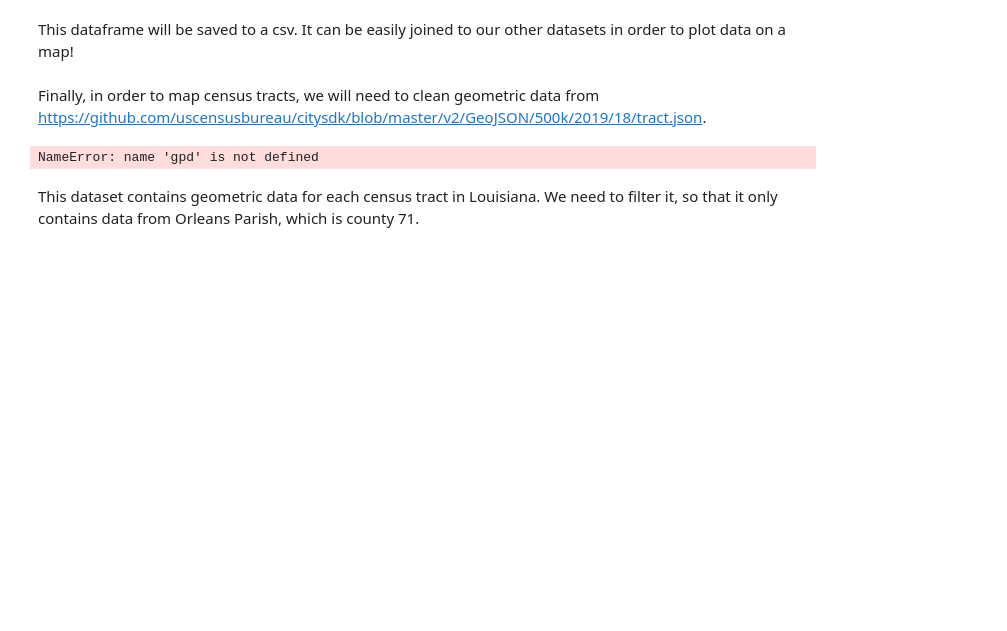
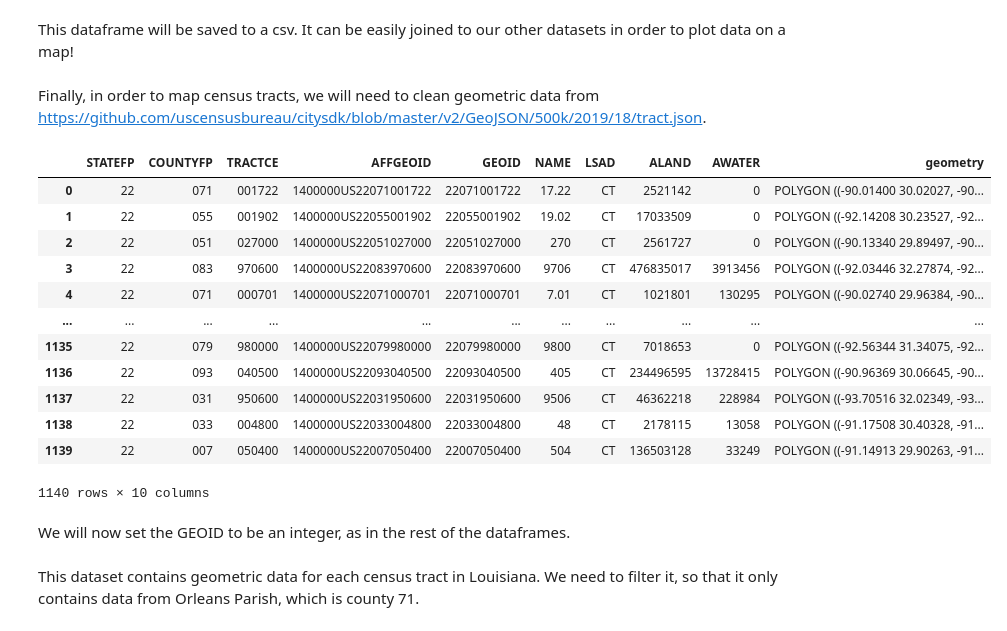
Before and after one commit to leosimanonok/DataScienceFinalTutorial, a Jupyter notebook: FinalTutorial_geo.ipynb, the cells around one changed output. Cells and saved outputs as stored; diff of their text form; code cells hidden in the pictures; blank space fills up the shorter version.

```diff
--- a/FinalTutorial_geo.ipynb
+++ b/FinalTutorial_geo.ipynb
@@ -383,5 +383,20 @@ Finally, in order to map census tracts, we will need to clean geometric data fro
 # %%
 # first we read in the json
 df=gpd.read_file('./Data/tract.json')
+display(df)
 # %% [output]
+|  | STATEFP | COUNTYFP | TRACTCE | AFFGEOID | GEOID | NAME | LSAD | ALAND | AWATER | geometry |
+| 0 | 22 | 071 | 001722 | 1400000US22071001722 | 22071001722 | 17.22 | CT | 2521142 | 0 | POLYGON ((-90.01400 30.02027, -90... |
+| 1 | 22 | 055 | 001902 | 1400000US22055001902 | 22055001902 | 19.02 | CT | 17033509 | 0 | POLYGON ((-92.14208 30.23527, -92... |
+| 2 | 22 | 051 | 027000 | 1400000US22051027000 | 22051027000 | 270 | CT | 2561727 | 0 | POLYGON ((-90.13340 29.89497, -90... |
+| 3 | 22 | 083 | 970600 | 1400000US22083970600 | 22083970600 | 9706 | CT | 476835017 | 3913456 | POLYGON ((-92.03446 32.27874, -92... |
+| 4 | 22 | 071 | 000701 | 1400000US22071000701 | 22071000701 | 7.01 | CT | 1021801 | 130295 | POLYGON ((-90.02740 29.96384, -90... |
+| ... | ... | ... | ... | ... | ... | ... | ... | ... | ... | ... |
+| 1135 | 22 | 079 | 980000 | 1400000US22079980000 | 22079980000 | 9800 | CT | 7018653 | 0 | POLYGON ((-92.56344 31.34075, -92... |
+| 1136 | 22 | 093 | 040500 | 1400000US22093040500 | 22093040500 | 405 | CT | 234496595 | 13728415 | POLYGON ((-90.96369 30.06645, -90... |
+| 1137 | 22 | 031 | 950600 | 1400000US22031950600 | 22031950600 | 9506 | CT | 46362218 | 228984 | POLYGON ((-93.70516 32.02349, -93... |
+| 1138 | 22 | 033 | 004800 | 1400000US22033004800 | 22033004800 | 48 | CT | 2178115 | 13058 | POLYGON ((-91.17508 30.40328, -91... |
+| 1139 | 22 | 007 | 050400 | 1400000US22007050400 | 22007050400 | 504 | CT | 136503128 | 33249 | POLYGON ((-91.14913 29.90263, -91... |
-NameError: name 'gpd' is not defined
+1140 rows × 10 columns
+# %% [markdown]
+We will now set the GEOID to be an integer, as in the rest of the dataframes.
```
Also changed, not shown: parts of 42 cells of this notebook, 1 other file.
